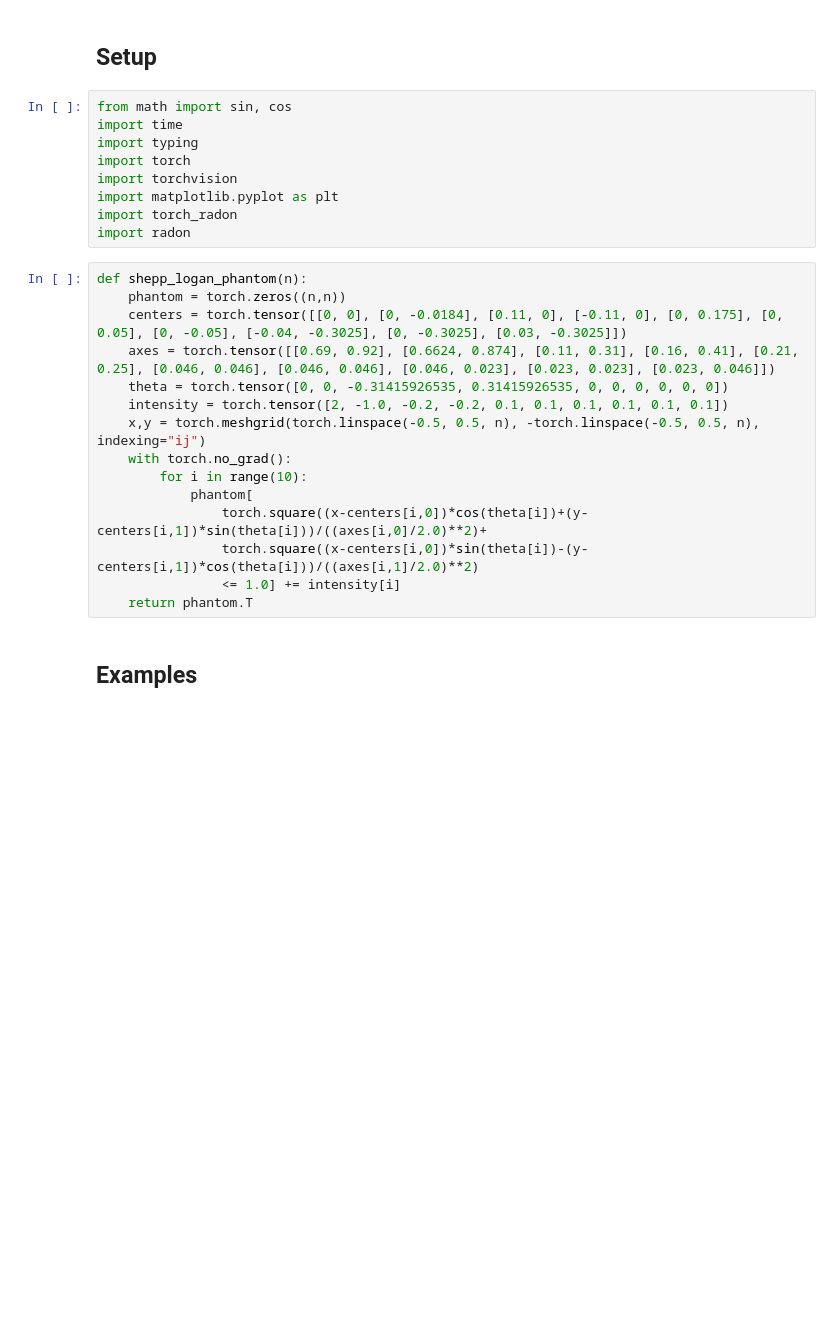
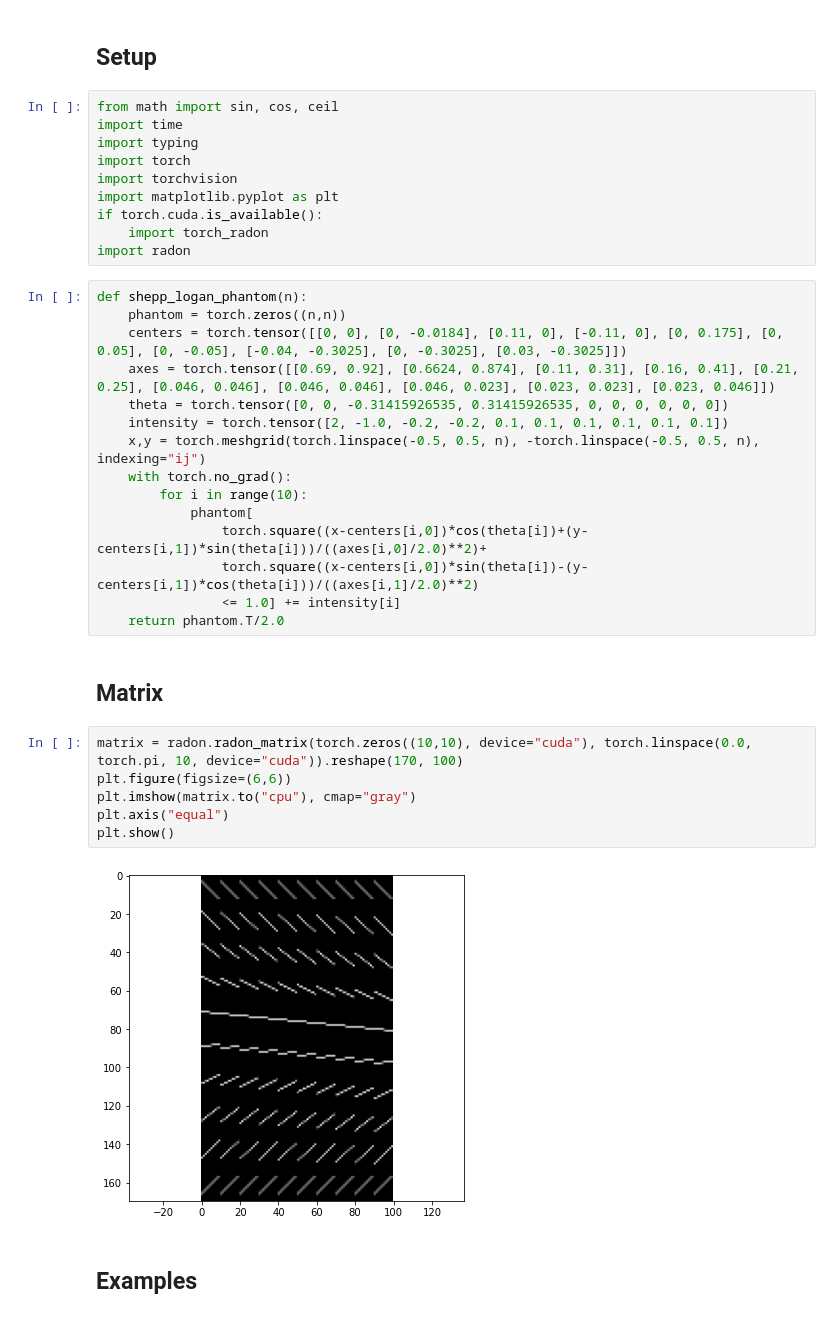
Before and after one commit to AlexanderAuras/radon, a Jupyter notebook: cuda_test.ipynb, the cells around one changed output. Drawn from its saved outputs; the diff is of its cells as text; blank space fills up the shorter version.

Commit message:
Matrix generation and various fixes
Co-authored-by: Samira <samirak98@users.noreply.github.com>

```diff
--- a/cuda_test.ipynb
+++ b/cuda_test.ipynb
@@ -3,13 +3,14 @@
 # %% [markdown]
 ## Setup
 # %%
-from math import sin, cos
+from math import sin, cos, ceil
 import time
 import typing
 import torch
 import torchvision
 import matplotlib.pyplot as plt
-import torch_radon
+if torch.cuda.is_available():
+    import torch_radon
 import radon
 # %%
 def shepp_logan_phantom(n):
@@ -25,7 +26,17 @@ def shepp_logan_phantom(n):
                 torch.square((x-centers[i,0])*cos(theta[i])+(y-centers[i,1])*sin(theta[i]))/((axes[i,0]/2.0)**2)+
                 torch.square((x-centers[i,0])*sin(theta[i])-(y-centers[i,1])*cos(theta[i]))/((axes[i,1]/2.0)**2)
                 <= 1.0] += intensity[i]
-    return phantom.T
+    return phantom.T/2.0
+# %% [markdown]
+## Matrix
+# %%
+matrix = radon.radon_matrix(torch.zeros((10,10), device="cuda"), torch.linspace(0.0, torch.pi, 10, device="cuda")).reshape(170, 100)
+plt.figure(figsize=(6,6))
+plt.imshow(matrix.to("cpu"), cmap="gray")
+plt.axis("equal")
+plt.show()
+# %% [output]
+[figure, added]
 # %% [markdown]
 ## Examples
 # %% [markdown]
```
Also changed, not shown: parts of 12 cells of this notebook, 11 other files.
